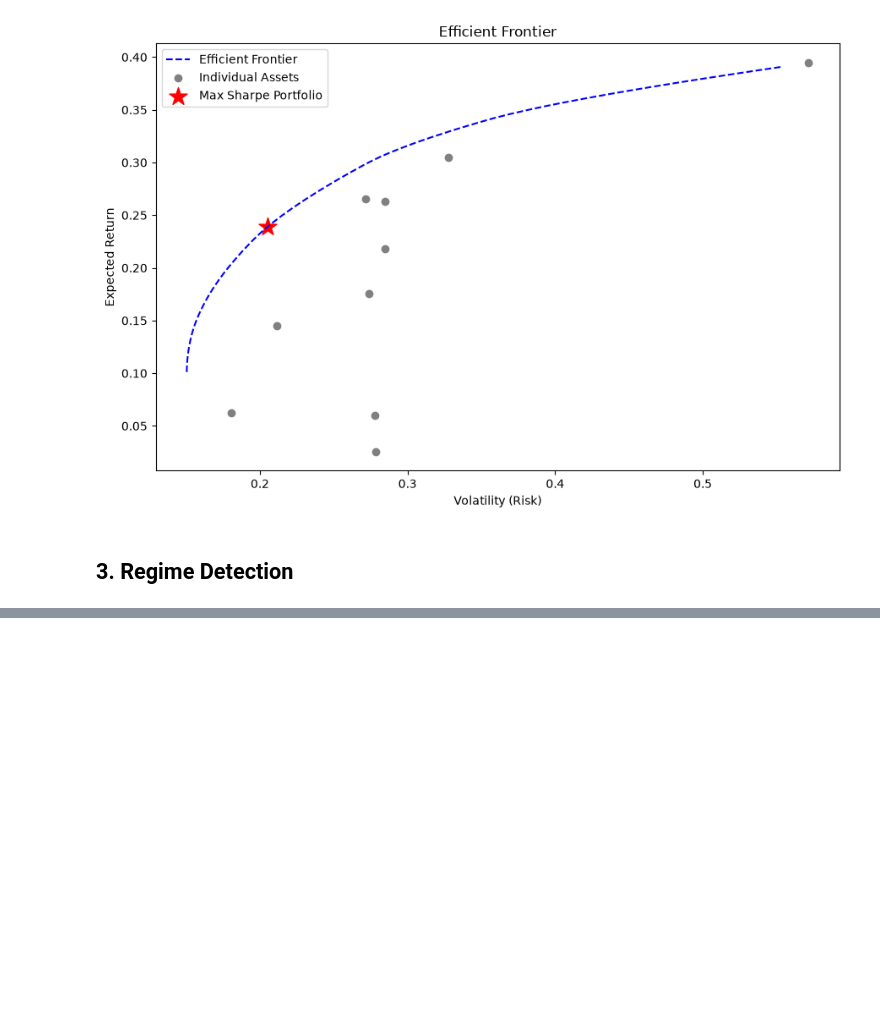
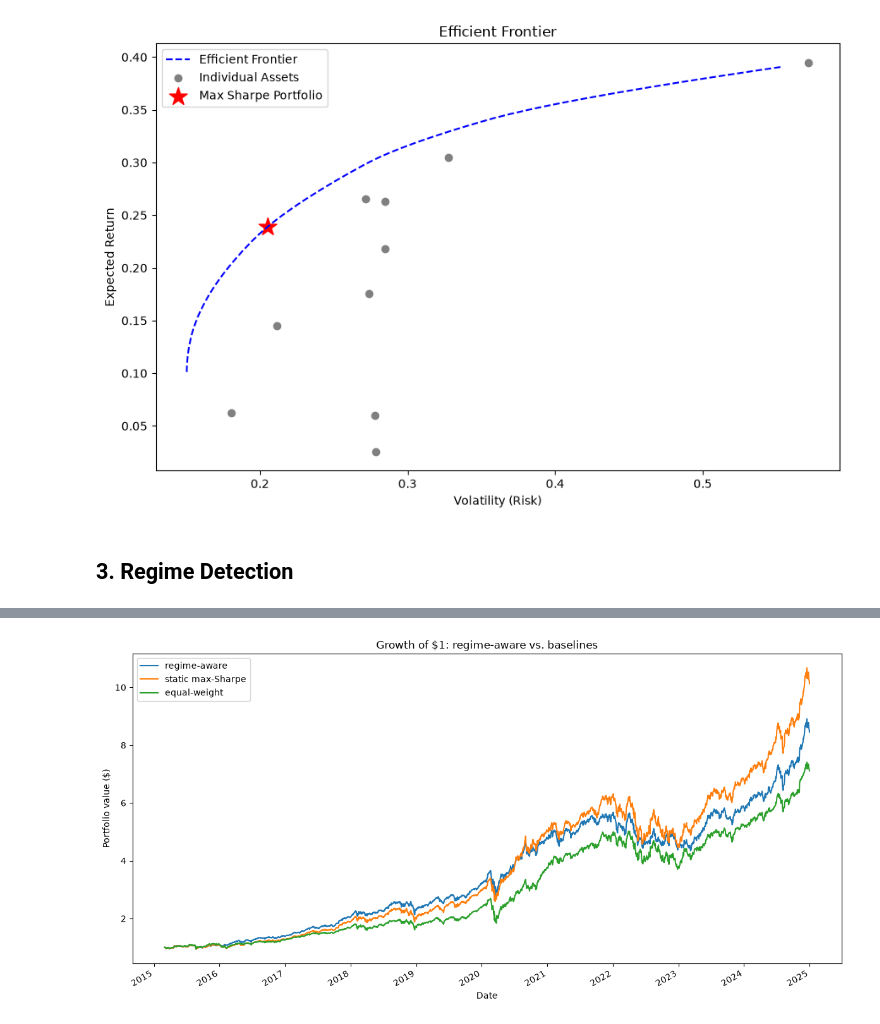
Before and after one commit to jasser08DEV/regime-aware-portfolio-optimizer, a Jupyter notebook: notebook.ipynb, the cells around one changed output, grey strips where cells are left out. Saved outputs shown, nothing was run; the diff lists cells and outputs as text; code cells hidden in the pictures; blank space fills up the shorter version.

```diff
--- a/notebook.ipynb
+++ b/notebook.ipynb
@@ -161,0 +302,14 @@ COVID crash (Mar 2020): 78% of days labeled 'volatile'
+# %%
+calm_ret = asset_returns @ w_calm
+volatile_ret = asset_returns @ w_volatile
+
+strategy_ret = calm_ret.where(daily_label == "calm", volatile_ret)
+static_ret = calm_ret
+equal_ret = asset_returns.mean(axis=1)
+
+returns = pd.DataFrame({
+    "regime-aware": strategy_ret,
+    "static max-Sharpe": static_ret,
+    "equal-weight": equal_ret,
+})
+print(returns.describe())
@@ -161,0 +351,13 @@ COVID crash (Mar 2020): 78% of days labeled 'volatile'
+# %%
+growth = (1 + returns).cumprod()
+
+fig, ax = plt.subplots(figsize=(12, 6))
+growth.plot(ax=ax)
+ax.set_title("Growth of $1: regime-aware vs. baselines")
+ax.set_xlabel("Date")
+ax.set_ylabel("Portfolio value ($)")
+plt.tight_layout()
+plt.savefig("outputs/backtest_comparison.png", dpi=150)
+plt.show()
+# %% [output]
+[figure, added]
```
Also changed, not shown: parts of 12 cells of this notebook, 6 other files.
